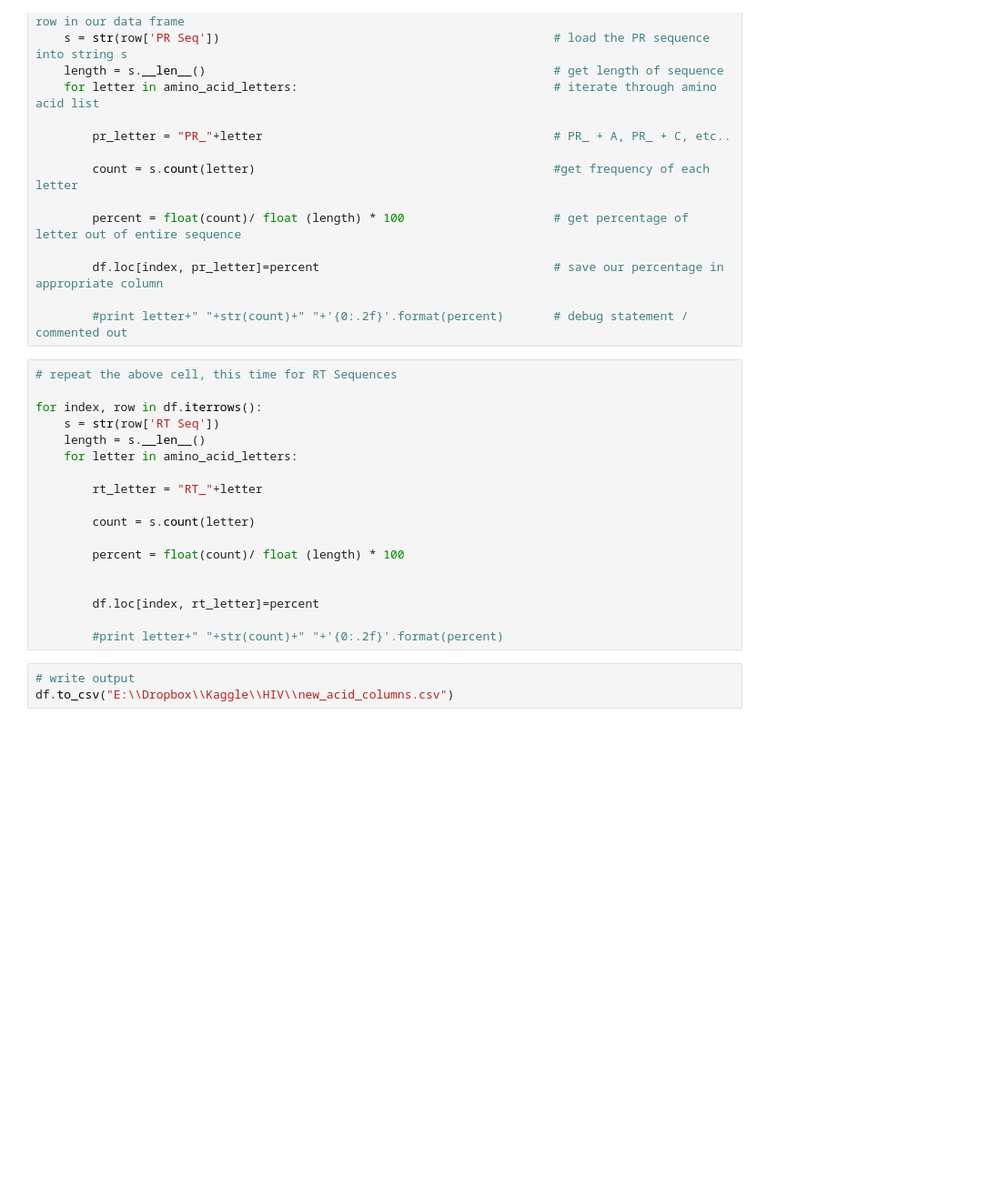
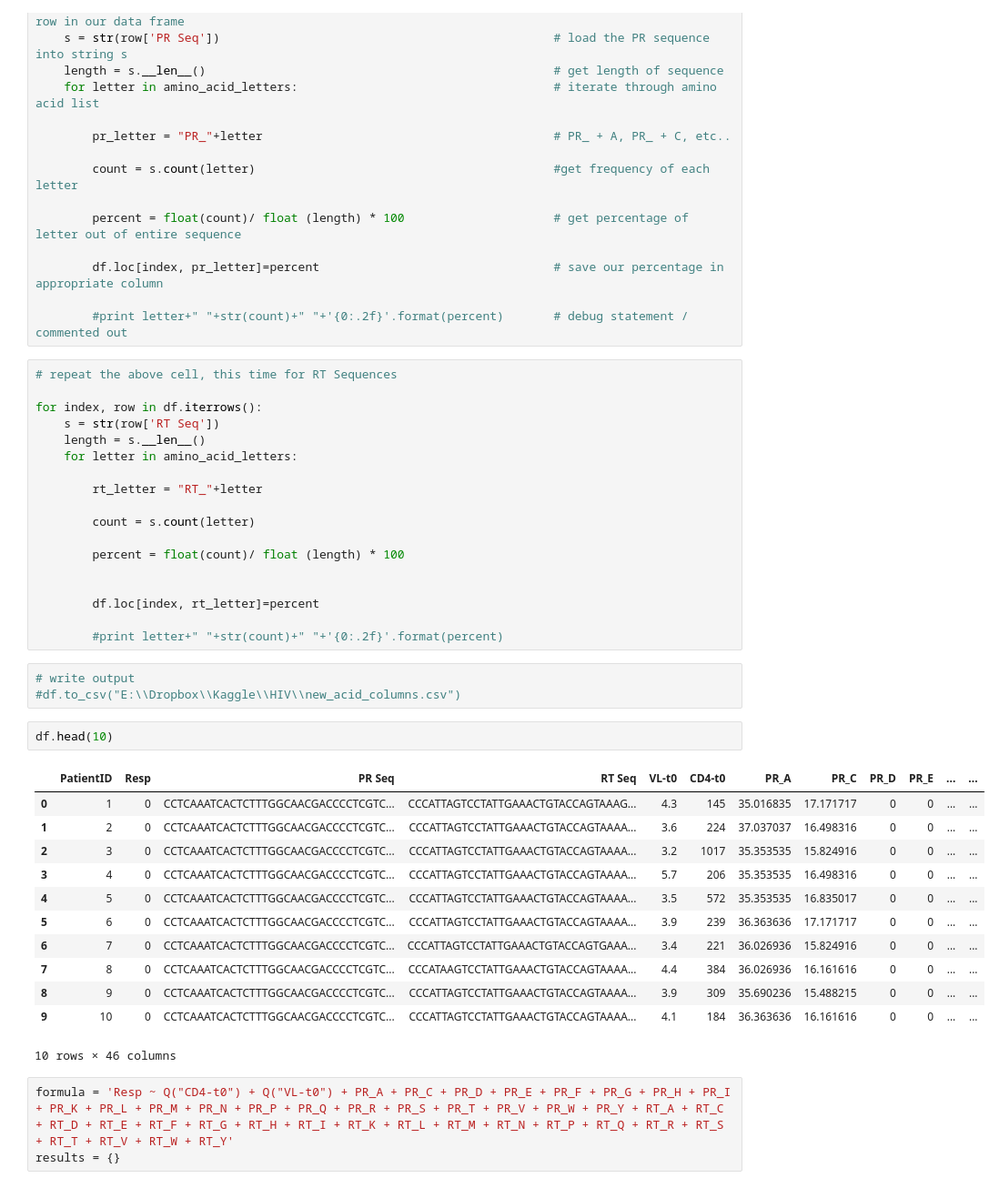
Before and after one commit to namebrandon/HIV, a Jupyter notebook: Encoding AA Frequency - New Feature Columns.ipynb, the cells around one changed output. Shown: that part at 91% size. Drawn from its saved outputs; the diff is of its cells as text; blank space fills up the shorter version.

```diff
--- a/Encoding AA Frequency - New Feature Columns.ipynb
+++ b/Encoding AA Frequency - New Feature Columns.ipynb
@@ -75,4 +77,22 @@ for index, row in df.iterrows():
         #print letter+" "+str(count)+" "+'{0:.2f}'.format(percent)
 # %%
 # write output
-df.to_csv("E:\\Dropbox\\Kaggle\\HIV\\new_acid_columns.csv")
+#df.to_csv("E:\\Dropbox\\Kaggle\\HIV\\new_acid_columns.csv")
+# %%
+df.head(10)
+# %% [output]
+|  | PatientID | Resp | PR Seq | RT Seq | VL-t0 | CD4-t0 | PR_A | PR_C | PR_D | PR_E | ... | ... |
+| 0 | 1 | 0 | CCTCAAATCACTCTTTGGCAACGACCCCTCGTC... | CCCATTAGTCCTATTGAAACTGTACCAGTAAAG... | 4.3 | 145 | 35.016835 | 17.171717 | 0 | 0 | ... | ... |
+| 1 | 2 | 0 | CCTCAAATCACTCTTTGGCAACGACCCCTCGTC... | CCCATTAGTCCTATTGAAACTGTACCAGTAAAA... | 3.6 | 224 | 37.037037 | 16.498316 | 0 | 0 | ... | ... |
+| 2 | 3 | 0 | CCTCAAATCACTCTTTGGCAACGACCCCTCGTC... | CCCATTAGTCCTATTGAAACTGTACCAGTAAAA... | 3.2 | 1017 | 35.353535 | 15.824916 | 0 | 0 | ... | ... |
+| 3 | 4 | 0 | CCTCAAATCACTCTTTGGCAACGACCCCTCGTC... | CCCATTAGTCCTATTGAAACTGTACCAGTAAAA... | 5.7 | 206 | 35.353535 | 16.498316 | 0 | 0 | ... | ... |
+| 4 | 5 | 0 | CCTCAAATCACTCTTTGGCAACGACCCCTCGTC... | CCCATTAGTCCTATTGAAACTGTACCAGTAAAA... | 3.5 | 572 | 35.353535 | 16.835017 | 0 | 0 | ... | ... |
+| 5 | 6 | 0 | CCTCAAATCACTCTTTGGCAACGACCCCTCGTC... | CCCATTAGTCCTATTGAAACTGTACCAGTAAAA... | 3.9 | 239 | 36.363636 | 17.171717 | 0 | 0 | ... | ... |
+| 6 | 7 | 0 | CCTCAAATCACTCTTTGGCAACGACCCCTCGTC... | CCCATTAGTCCTATTGAAACTGTACCAGTGAAA... | 3.4 | 221 | 36.026936 | 15.824916 | 0 | 0 | ... | ... |
+| 7 | 8 | 0 | CCTCAAATCACTCTTTGGCAACGACCCCTCGTC... | CCCATAAGTCCTATTGAAACTGTACCAGTAAAA... | 4.4 | 384 | 36.026936 | 16.161616 | 0 | 0 | ... | ... |
+| 8 | 9 | 0 | CCTCAAATCACTCTTTGGCAACGACCCCTCGTC... | CCCATTAGTCCTATTGAAACTGTACCAGTAAAA... | 3.9 | 309 | 35.690236 | 15.488215 | 0 | 0 | ... | ... |
+| 9 | 10 | 0 | CCTCAAATCACTCTTTGGCAACGACCCCTCGTC... | CCCATTAGTCCTATTGAAACTGTACCAGTAAAA... | 4.1 | 184 | 36.363636 | 16.161616 | 0 | 0 | ... | ... |
+10 rows × 46 columns
+# %%
+formula = 'Resp ~ Q("CD4-t0") + Q("VL-t0") + PR_A + PR_C + PR_D + PR_E + PR_F + PR_G + PR_H + PR_I + PR_K + PR_L + PR_M + PR_N + PR_P + PR_Q + PR_R + PR_S + PR_T + PR_V + PR_W + PR_Y + RT_A + RT_C + RT_D + RT_E + RT_F + RT_G + RT_H + RT_I + RT_K + RT_L + RT_M + RT_N + RT_P + RT_Q + RT_R + RT_S + RT_T + RT_V + RT_W + RT_Y'
+results = {}
```
Also changed, not shown: parts of 5 cells of this notebook.
